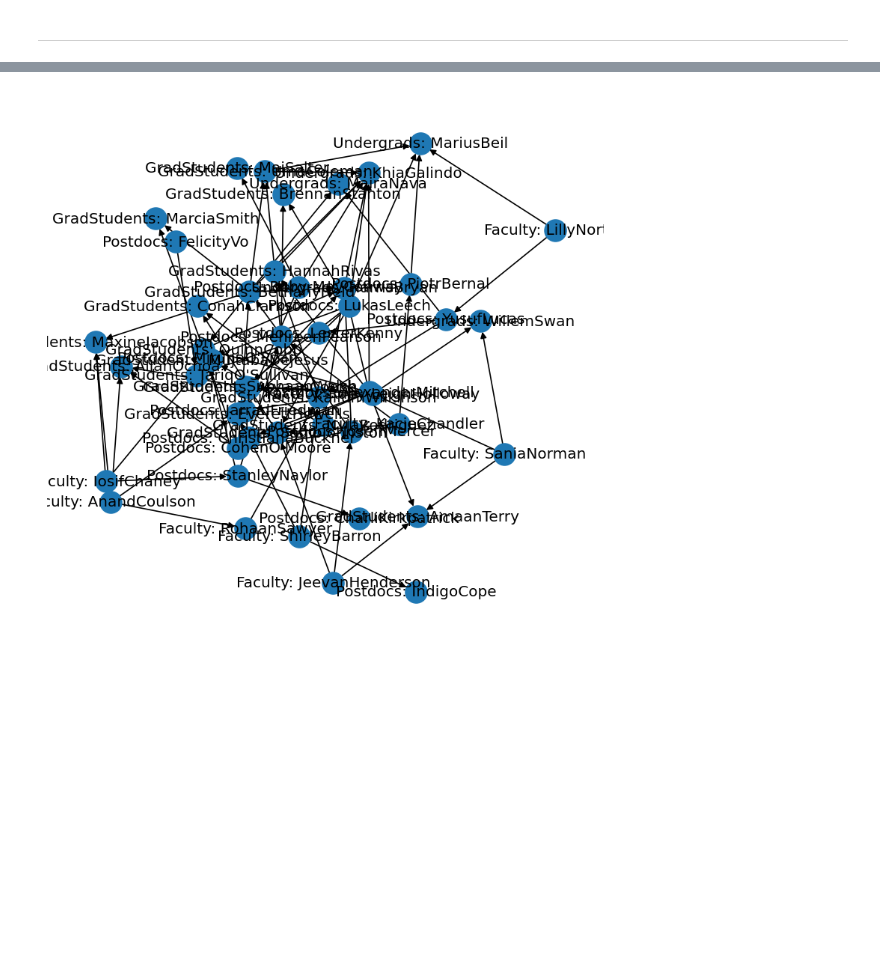
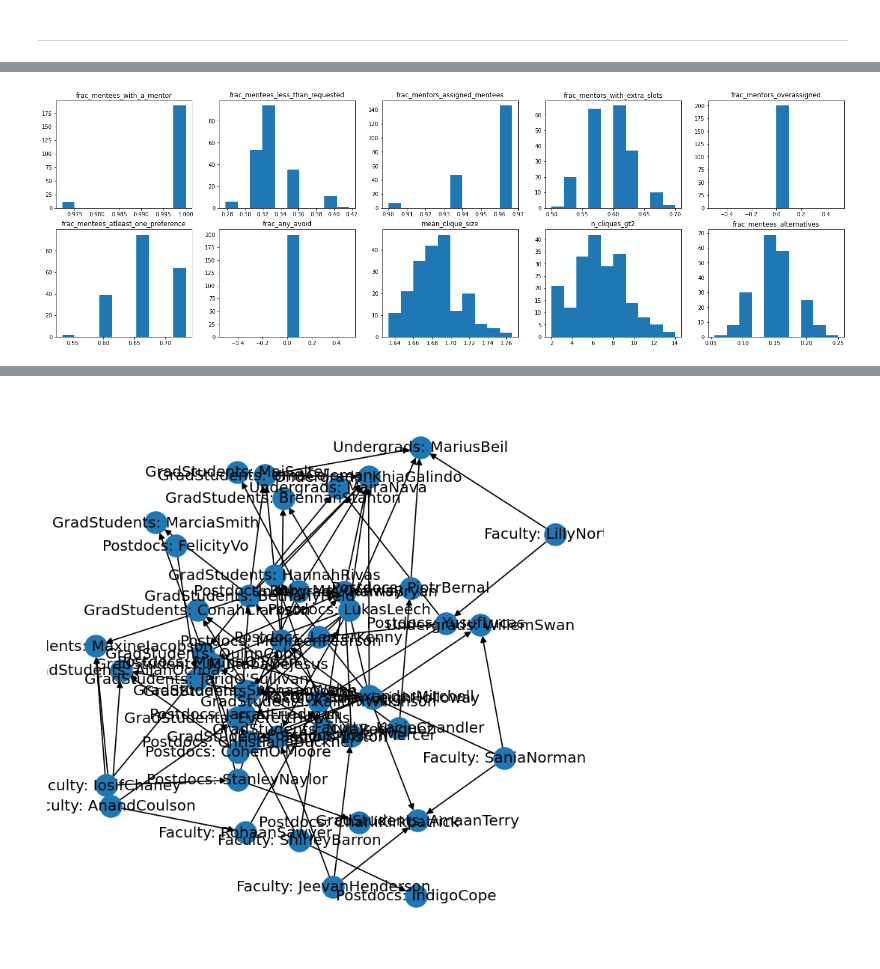
Before and after one commit to CIERA-Northwestern/JEDI_ext_mentorship, a Jupyter notebook: MentorMatching.ipynb, the cells around one changed output, grey strips where cells are left out. Drawn from its saved outputs; the diff is of its cells as text; code cells hidden in the pictures; blank space fills up the shorter version.

```diff
--- a/MentorMatching.ipynb
+++ b/MentorMatching.ipynb
@@ -122 +182,12 @@ N with combined_metric > 0.7 1
+# %%
+nc = 5
+nr = int(np.ceil(len(metrics)/nc))
+fig,axs = plt.subplots(nrows = nr, ncols = nc)
+for i,ax in enumerate(axs.flatten()):
+    if (i < len(metrics)):
+        ax.hist(multiply_metrics['raw_metrics'][i], align = 'mid')
+        ax.set_title(multiply_metrics['metric_names'][i])
+fig.set_size_inches(26,8)
+# %% [output]
+[figure, added]
 # %%
```
Also changed, not shown: parts of 11 cells of this notebook, 2 other files.
